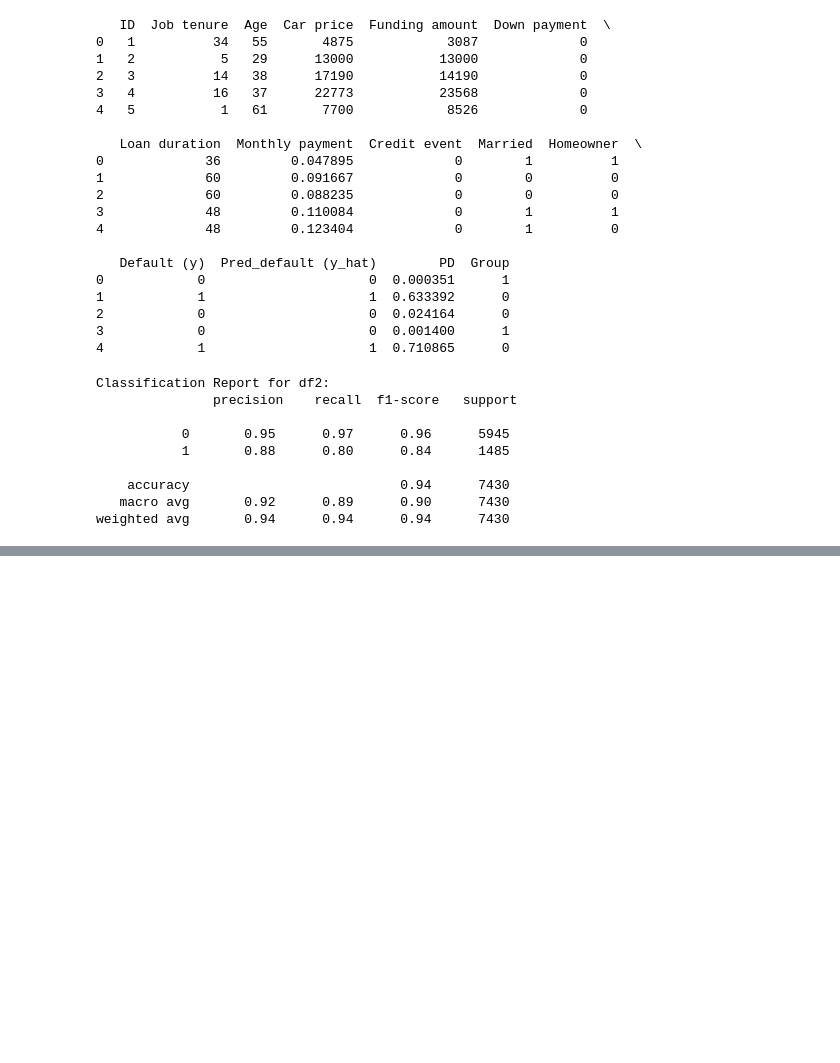
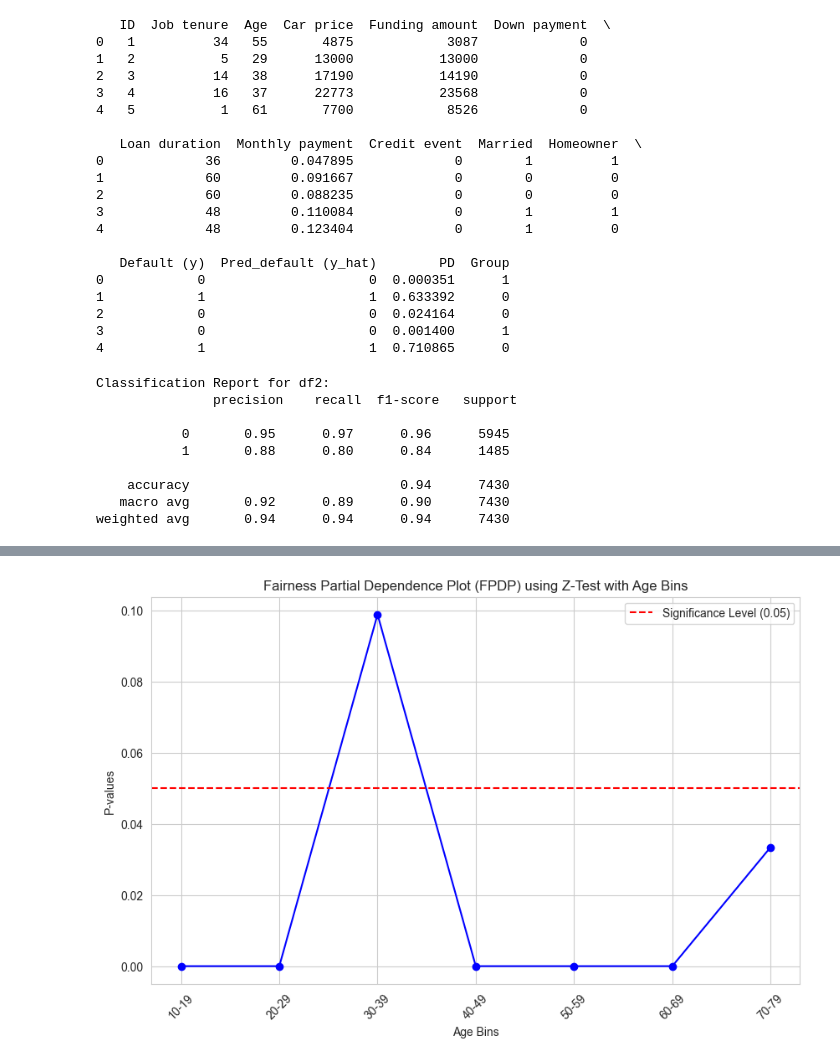
Before and after one commit to Ameya1337/Algorithmic-Fairness-and-Interpretability, a Jupyter notebook: Code/tanmay-pdp.ipynb, the cells around one changed output, grey strips where cells are left out. Drawn from its saved outputs; the diff is of its cells as text; code cells hidden in the pictures; blank space fills up the shorter version.

Commit message:
Corrected FPDP

```diff
--- a/Code/tanmay-pdp.ipynb
+++ b/Code/tanmay-pdp.ipynb
@@ -742,0 +790,55 @@ weighted avg       0.94      0.94      0.94      7430
+# %%
+import pandas as pd
+import numpy as np
+from scipy.stats import norm
+import matplotlib.pyplot as plt
+
+# Load the data (assuming you've already loaded it in a DataFrame named 'df')
+# df = pd.read_excel("your_data.xlsx")
+
+# Define age bins, here they are defined as ranges of 10 years
+age_bins = [(10, 19), (20, 29), (30, 39), (40, 49), (50, 59), (60, 69), (70, 79)]
+p_values = []
+
+# Calculate the overall proportion of 'Pred_default (y_hat)' being 1
+overall_p = df['Pred_default (y_hat)'].mean()
+n = len(df)
+
+# Iterate over the age bins
+for age_range in age_bins:
+    # Filter the dataframe to get only rows within the current age range
+    df_bin = df[(df['Age'] >= age_range[0]) & (df['Age'] <= age_range[1])]
+    bin_size = len(df_bin)
+
+    # If the bin is empty, skip this iteration
+    if bin_size == 0:
+        continue
+
+    # Calculate the observed proportion of 'Pred_default (y_hat) == 1' in the current bin
+    p_hat = df_bin['Pred_default (y_hat)'].mean()
+
+    # Calculate the z-score
+    z_score = (p_hat - overall_p) / np.sqrt(overall_p * (1 - overall_p) / bin_size)
+
+    # Calculate the p-value for a two-sided test
+    p_value = 2 * norm.sf(abs(z_score))
+
+    # Append the p-value to the list
+    p_values.append(p_value)
+
+# Extract the age bins for labeling the x-axis
+age_labels = [f"{age_range[0]}-{age_range[1]}" for age_range in age_bins]
+
+# Plotting the Fairness Partial Dependence Plot (FPDP)
+plt.figure(figsize=(10, 6))
+plt.plot(age_labels[:len(p_values)], p_values, marker='o', linestyle='-', color='b')
+plt.xlabel('Age Bins')
+plt.ylabel('P-values')
+plt.title('Fairness Partial Dependence Plot (FPDP) using Z-Test with Age Bins')
+plt.axhline(0.05, color='red', linestyle='--', label='Significance Level (0.05)')
+plt.legend()
+plt.grid(True)
+plt.xticks(rotation=45)
+plt.show()
+# %% [output]
+[figure, added]
```
Also changed, not shown: parts of 1 cell of this notebook.
